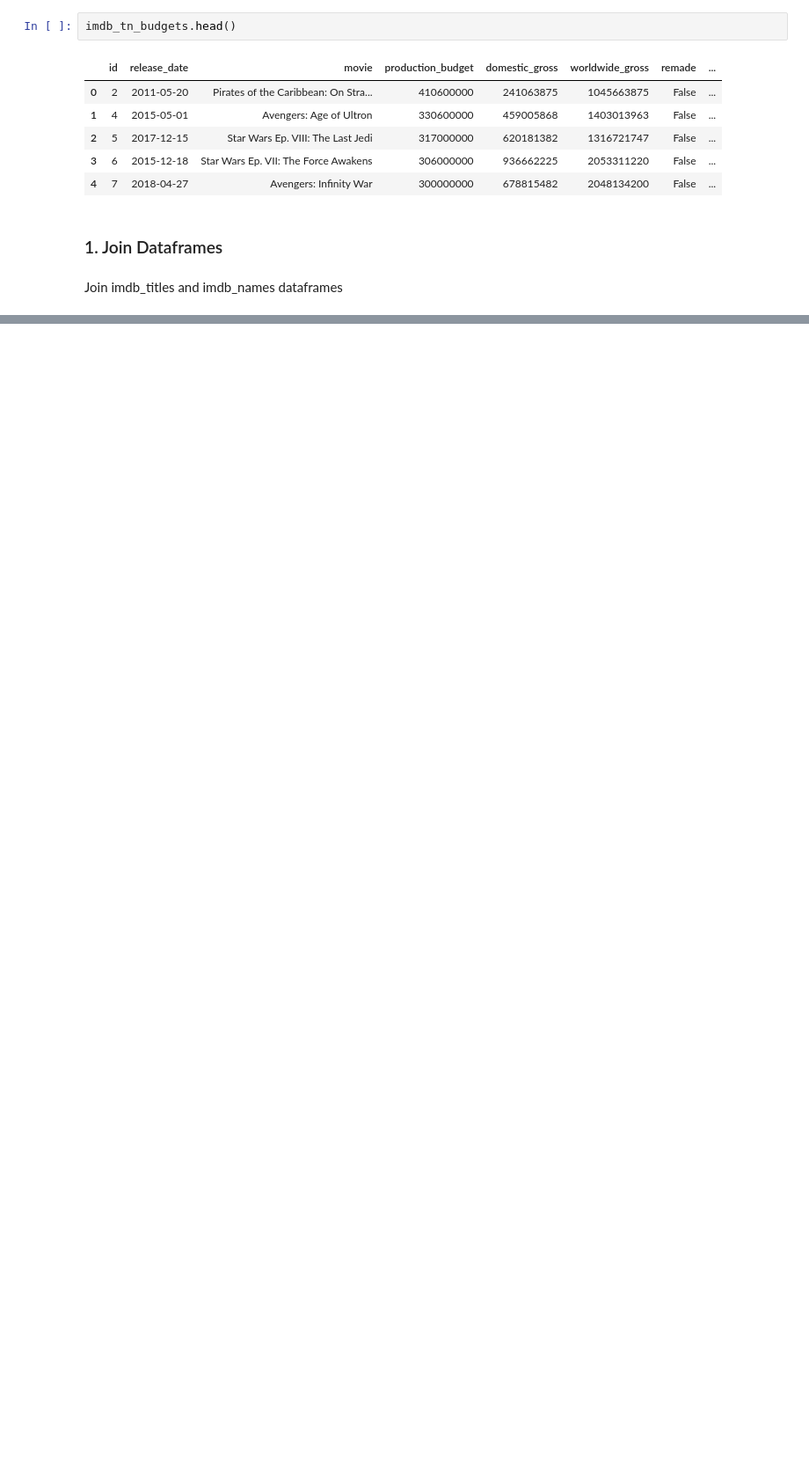
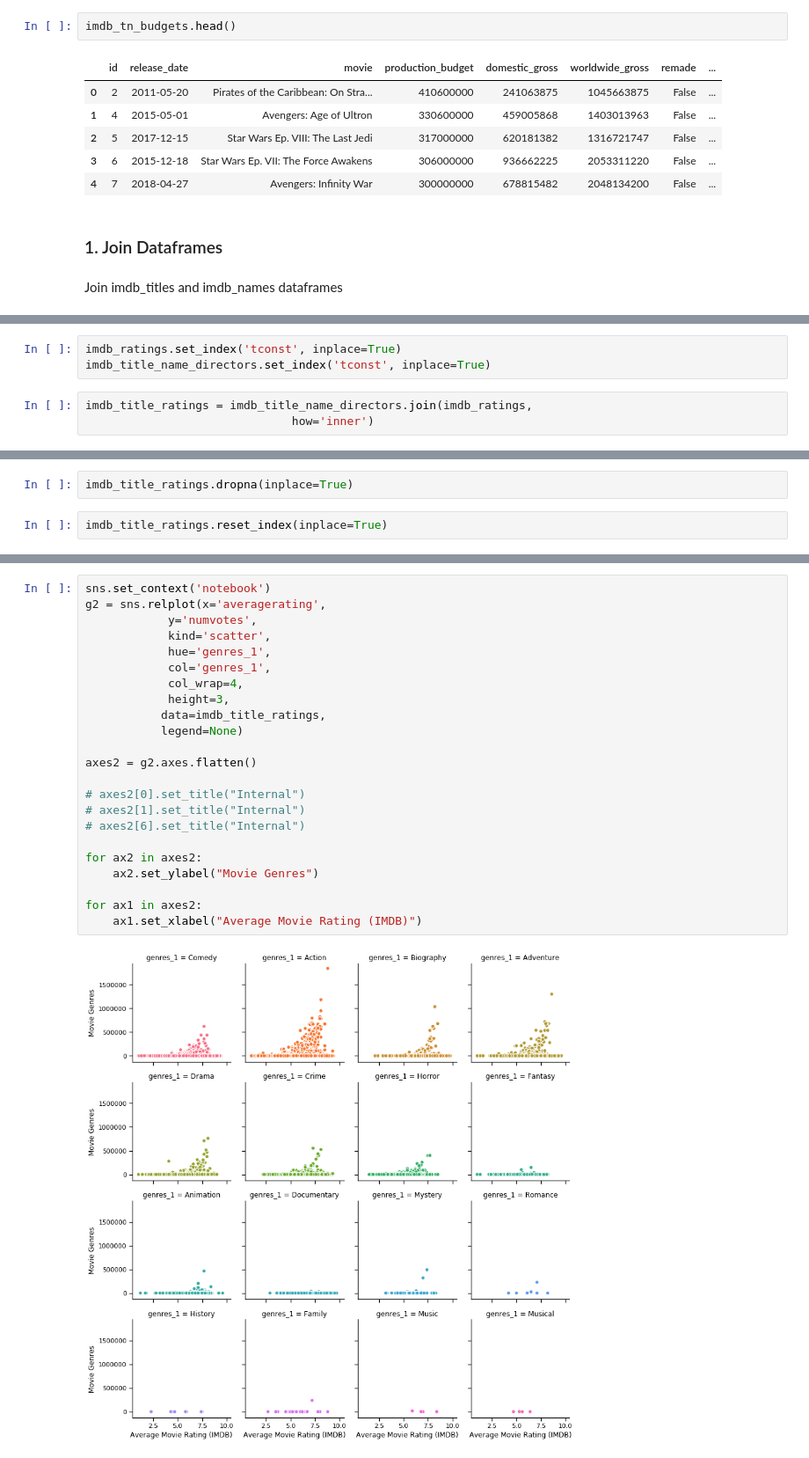
Before and after one commit to mishaberrien/Movie-Performance-Analysis, a Jupyter notebook: movies-eda-mlb.ipynb, the cells around one changed output, grey strips where cells are left out. Shown at 88% size. Saved outputs shown, nothing was run; the diff lists cells and outputs as text; blank space fills up the shorter version.

```diff
--- a/movies-eda-mlb.ipynb
+++ b/movies-eda-mlb.ipynb
@@ -78,0 +121,6 @@ Join imdb_titles_names dataframe with imdb_tn_budgets
+# %%
+imdb_ratings.set_index('tconst', inplace=True)
+imdb_title_name_directors.set_index('tconst', inplace=True)
+# %%
+imdb_title_ratings = imdb_title_name_directors.join(imdb_ratings,
+                              how='inner')
@@ -78,0 +194,4 @@ Join imdb_titles_names dataframe with imdb_tn_budgets
+# %%
+imdb_title_ratings.dropna(inplace=True)
+# %%
+imdb_title_ratings.reset_index(inplace=True)
@@ -78,0 +241,25 @@ Join imdb_titles_names dataframe with imdb_tn_budgets
+# %%
+sns.set_context('notebook')
+g2 = sns.relplot(x='averagerating',
+            y='numvotes',
+            kind='scatter',
+            hue='genres_1',
+            col='genres_1',
+            col_wrap=4,
+            height=3,
+           data=imdb_title_ratings,
+           legend=None)
+
+axes2 = g2.axes.flatten()
+
+# axes2[0].set_title("Internal")
+# axes2[1].set_title("Internal")
+# axes2[6].set_title("Internal")
+
+for ax2 in axes2:
+    ax2.set_ylabel("Movie Genres")
+
+for ax1 in axes2:
+    ax1.set_xlabel("Average Movie Rating (IMDB)")
+# %% [output]
+[figure, added]
```
Also changed, not shown: parts of 26 cells of this notebook.
